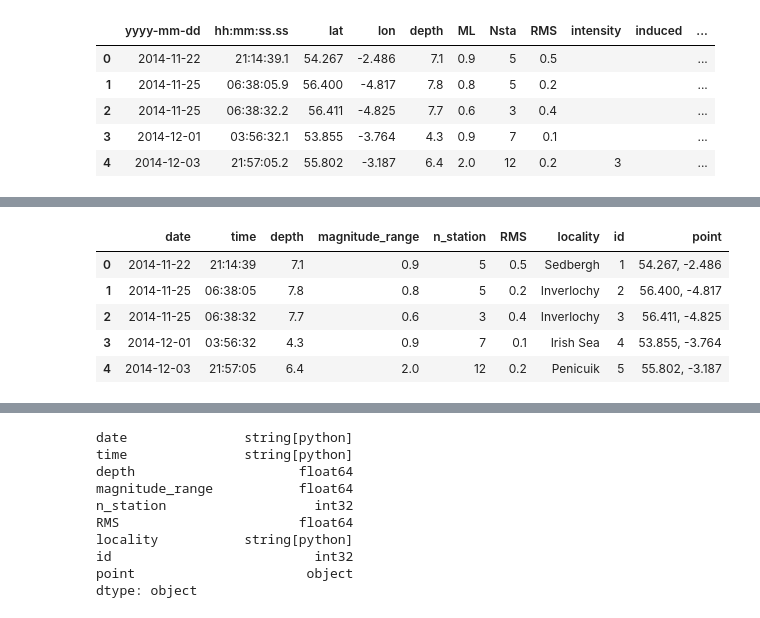
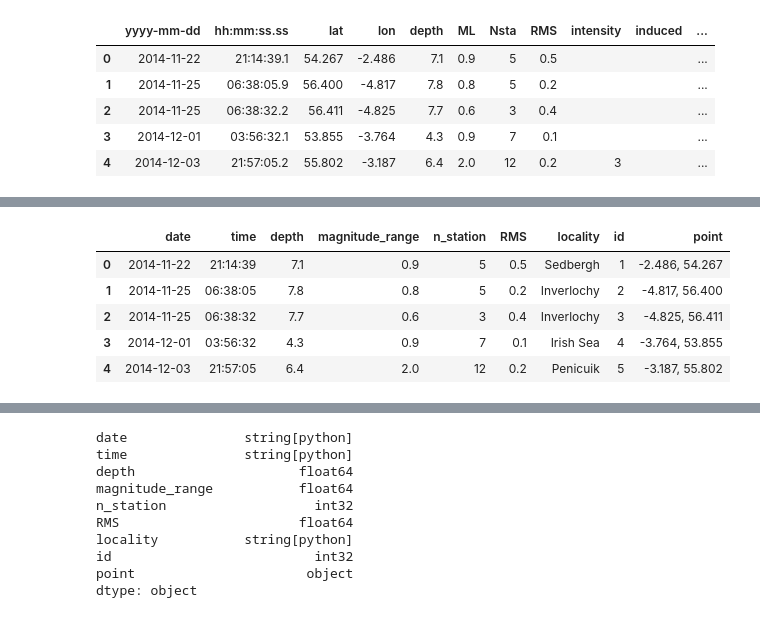
Before and after one commit to Gulilil/IF4040_SpatialDatabase, a Jupyter notebook: process.ipynb, the cells around one changed output, grey strips where cells are left out. Cells and saved outputs as stored; diff of their text form; code cells hidden in the pictures.

```diff
--- a/process.ipynb
+++ b/process.ipynb
@@ -85,3 +99,11 @@ region_gdf.head()
 | 2 | 54.60835687629359, -6.68312830522... | {"coordinates": [[[[-5.5348567553... | N92000002 | N92000002 | Northern Ireland |
 | 3 | 51.00117456613325, -3.13065614664... | {"coordinates": [[[[-6.3490654893... | E92000001 | E12000009 | South West |
 | 4 | 52.92698963069219, -0.80561465544... | {"coordinates": [[[[0.26743209057... | E92000001 | E12000004 | East Midlands |
+# %%
+for index, row in region_gdf.iterrows():
+  lat_lon = row['point'].split(",")
+  lat = lat_lon[0]
+  lon = lat_lon[1]
+  region_gdf.at[index, "point"] = f"{lon.strip()}, {lat.strip()}"
+
+region_gdf.head()
@@ -132,3 +161,11 @@ district_gdf.head()
 | 2 | 52.62558440059879, -2.17666187491... | {"coordinates": [[[-2.02680711683... | E12000005 | E07000196 | South Staffordshire | non-metropolitan district |
 | 3 | 51.77205779662589, -0.34246081004... | {"coordinates": [[[-0.27355973855... | E12000006 | E07000240 | St Albans | non-metropolitan district |
 | 4 | 51.93468869093822, 0.279704005375... | {"coordinates": [[[0.389665590516... | E12000006 | E07000077 | Uttlesford | non-metropolitan district |
+# %%
+for index, row in district_gdf.iterrows():
+  lat_lon = row['point'].split(",")
+  lat = lat_lon[0]
+  lon = lat_lon[1]
+  district_gdf.at[index, "point"] = f"{lon.strip()}, {lat.strip()}"
+
+district_gdf.head()
@@ -183,3 +227,11 @@ road_gdf.head()
 | 2 | 51.62412912628692, -0.01606505432... | {"coordinates": [[-0.018420000000... | 0.01844667143 | 3 |
 | 3 | 51.71837558549718, -2.53917167081... | {"coordinates": [[-2.533667000000... | 0.011130961869999002 | 4 |
 | 4 | 53.42508095134617, -1.36378581544... | {"coordinates": [[-1.364227000000... | 0.001479113029999 | 5 |
+# %%
+for index, row in road_gdf.iterrows():
+  lat_lon = row['point'].split(",")
+  lat = lat_lon[0]
+  lon = lat_lon[1]
+  road_gdf.at[index, "point"] = f"{lon.strip()}, {lat.strip()}"
+
+road_gdf.head()
@@ -230,3 +289,11 @@ rail_gdf.head()
 | 2 | 55.96634445323414, -4.58380277030972 | {"coordinates": [[-4.578454500000... | 0.03901933146 | 3 |
 | 3 | 53.244190389953786, -1.2115798200... | {"coordinates": [[-1.215472000000... | 0.03429570624 | 4 |
 | 4 | 51.36096680024026, -0.09293538020... | {"coordinates": [[-0.093260000000... | 0.00482230413 | 5 |
+# %%
+for index, row in rail_gdf.iterrows():
+  lat_lon = row['point'].split(",")
+  lat = lat_lon[0]
+  lon = lat_lon[1]
+  rail_gdf.at[index, "point"] = f"{lon.strip()}, {lat.strip()}"
+
+rail_gdf.head()
@@ -264,19 +349,19 @@ earthquake_gdf.head()
 | 4 | 2014-12-03 | 21:57:05.2 | 55.802 | -3.187 | 6.4 | 2.0 | 12 | 0.2 | PENICUIK | 5 | ... |
 # %%
 for index, row in earthquake_gdf.iterrows():
-  earthquake_gdf.at[index, "point"] = f"{row['lat'].strip()}, {row['lon'].strip()}"
+  earthquake_gdf.at[index, "point"] = f"{row['lon'].strip()}, {row['lat'].strip()}"
   earthquake_gdf.at[index, "time"] = earthquake_gdf.at[index, "time"].split(".")[0].strip()
 
 earthquake_gdf = earthquake_gdf.drop(['lat', 'lon'], axis=1)
 earthquake_gdf['locality'] = earthquake_gdf['locality'].str.title()
 earthquake_gdf.head()
 # %% [output]
 |  | date | time | depth | magnitude_range | n_station | RMS | locality | id | point |
-| 0 | 2014-11-22 | 21:14:39 | 7.1 | 0.9 | 5 | 0.5 | Sedbergh | 1 | 54.267, -2.486 |
-| 1 | 2014-11-25 | 06:38:05 | 7.8 | 0.8 | 5 | 0.2 | Inverlochy | 2 | 56.400, -4.817 |
-| 2 | 2014-11-25 | 06:38:32 | 7.7 | 0.6 | 3 | 0.4 | Inverlochy | 3 | 56.411, -4.825 |
-| 3 | 2014-12-01 | 03:56:32 | 4.3 | 0.9 | 7 | 0.1 | Irish Sea | 4 | 53.855, -3.764 |
-| 4 | 2014-12-03 | 21:57:05 | 6.4 | 2.0 | 12 | 0.2 | Penicuik | 5 | 55.802, -3.187 |
+| 0 | 2014-11-22 | 21:14:39 | 7.1 | 0.9 | 5 | 0.5 | Sedbergh | 1 | -2.486, 54.267 |
+| 1 | 2014-11-25 | 06:38:05 | 7.8 | 0.8 | 5 | 0.2 | Inverlochy | 2 | -4.817, 56.400 |
+| 2 | 2014-11-25 | 06:38:32 | 7.7 | 0.6 | 3 | 0.4 | Inverlochy | 3 | -4.825, 56.411 |
+| 3 | 2014-12-01 | 03:56:32 | 4.3 | 0.9 | 7 | 0.1 | Irish Sea | 4 | -3.764, 53.855 |
+| 4 | 2014-12-03 | 21:57:05 | 6.4 | 2.0 | 12 | 0.2 | Penicuik | 5 | -3.187, 55.802 |
 # %%
 # Drop empty string value
 for col in earthquake_gdf.columns.tolist():
```
Also changed, not shown: parts of 7 cells of this notebook, 7 other files.
